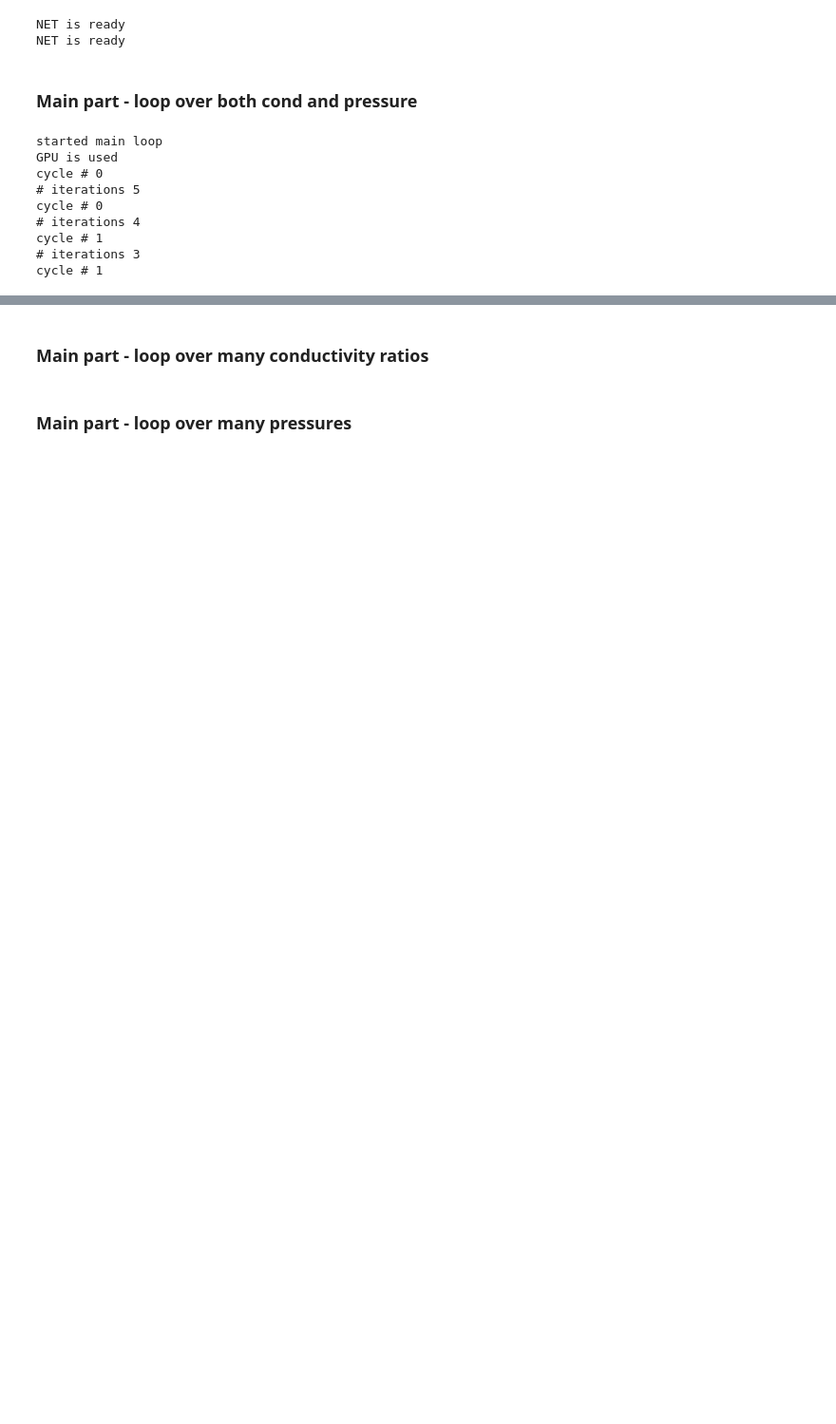
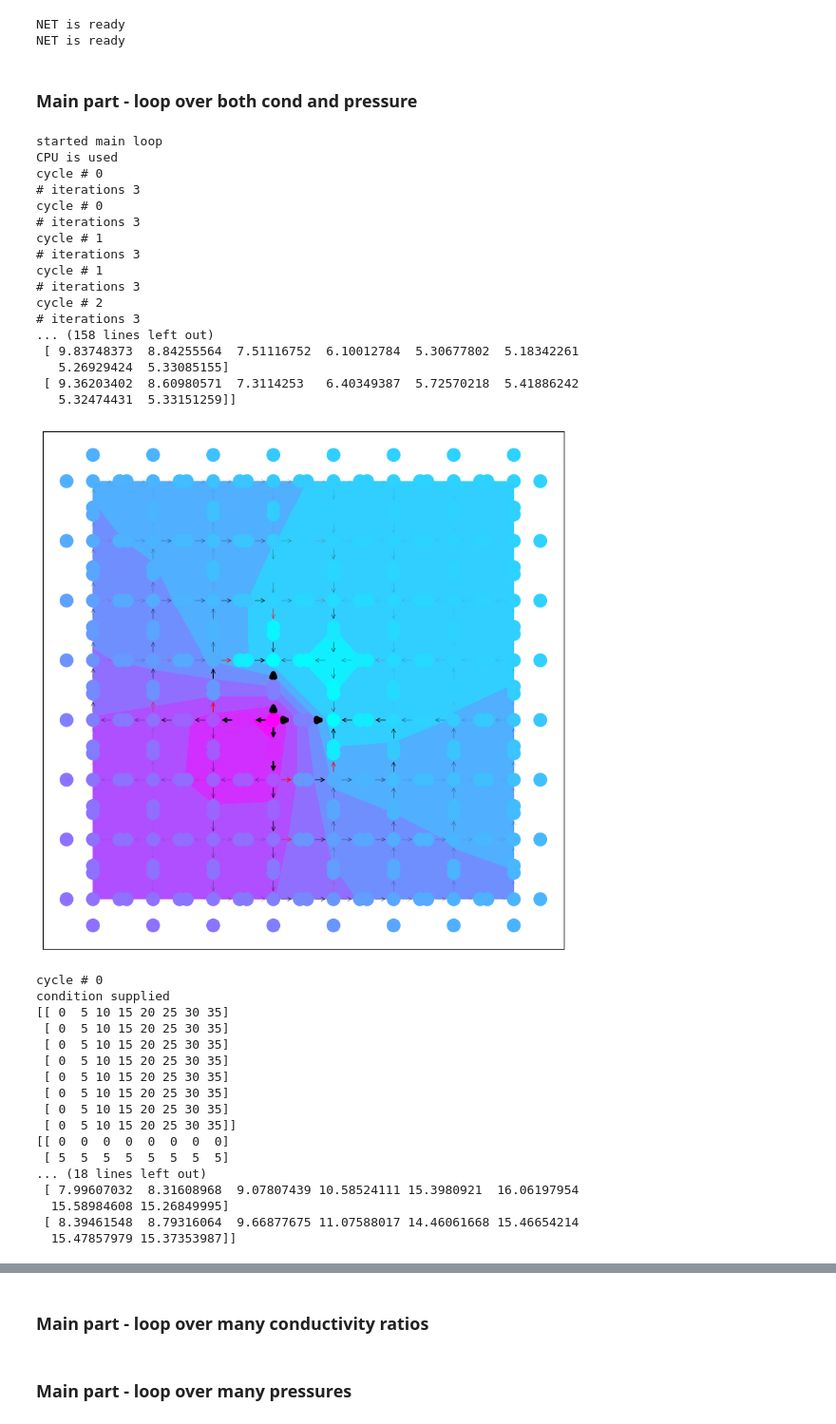
Before and after one commit to RoieEzraty/Network, a Jupyter notebook: Flow Network Simulation-MakeChannels.ipynb, the cells around one changed output, grey strips where cells are left out. Shown: that part at 95% size. Cells and saved outputs as stored; diff of their text form; code cells hidden in the pictures; blank space fills up the shorter version.

```diff
--- a/Flow Network Simulation-MakeChannels.ipynb
+++ b/Flow Network Simulation-MakeChannels.ipynb
@@ -55,7 +55,7 @@ comp_path = "C:\\Users\\roiee\\OneDrive - huji.ac.il\\PhD\\Network Simulation re
 # %%
 # User variables
 
-NGrid = 40  # lattice dimension is Ngrid X Ngrid
+NGrid = 8  # lattice dimension is Ngrid X Ngrid
 # NGrid = 3  # lattice dimansion is Ngrid X Ngrid
 
 # task_type = 'Allostery_one_pair'  # 1 pair of input and outputs
@@ -71,7 +71,7 @@ task_type = 'Allostery'  # 2 pairs of input and outputs
 row = 3
 
 # Assign input and output nodes a.f.o lattice size and row choice
-input_output_pairs, fixed_node_pairs = Constraints.build_input_output_and_fixed(task_type, row, NGrid)
+input_output_pairs, fixed_nodes = Constraints.build_input_output_and_fixed(task_type, row, NGrid)
 
 ## These are defaults
 # Periodic = False  # flag for lattice periodicity
@@ -111,7 +111,7 @@ input_p = np.array([30])
 
 iterations = 16  # # iterations allowed under flow cycles / updating conductivities
 
-use_gpu = True
+use_gpu = False
 solver = Classes.Solver(use_gpu)
 # if use_gpu == True:
 #     import Solve_CUDA as Solve
@@ -143,7 +147,7 @@ pressure is:
 ## Variables class - mostly user choices
 
 Variabs = Classes.User_variables(NGrid, input_p, flow_scheme, task_type, K_scheme, K_type, iterations, input_output_pairs,
-                                 Periodic='False', net_typ='Cells', u_thresh=1, fixed_node_pairs=fixed_node_pairs,
+                                 Periodic='False', net_typ='Cells', u_thresh=1, fixed_nodes=fixed_nodes,
                                  K_max=K_max, K_min=K_min, beta=beta)
 # %%
 ## Big Class containing all classes in Network Simulation
@@ -232,7 +237,7 @@ for i, K_min_i in enumerate(K_min):
         State.flow_iterate(BigClass, sim_type='allostery test', plot='yes', savefig='no')  # flow from both inputs
                                                                                            # to both outputs
 
-        p_mat = Statistics.p_mat(State.p, BigClass.Variabs.NGrid)
+        p_mat = Statistics.p_mat(BigClass, State.p)
 #         R_typ = (1/1 + 1/1) * (NGrid-(2*row)) + 2
 #         u_typ = input_p[0]/R_typ
         w_ij = Statistics.curl_direction(State.u, BigClass.Variabs.NGrid)  # calculate curl/vorticity
@@ -247,33 +252,59 @@ for i, K_min_i in enumerate(K_min):
 
         # w_vec[i, j] = w_ij/u_typ
         w_vec[i, j] = w_ij
         print('w_ij_norm %f' % w_vec[i, j])
 
         # FileFuncs.save_csv_files_Net(BigClass, p, K_min_i, comp_path)
 
 #         datenow = datetime.today().strftime('%Y_%m_%d_%H_%M_%S')
 #         df_p = pd.DataFrame(np.array(State.p))
 #         df_p.to_csv(comp_path + str(datenow) + "_grid=" + str(NGrid) + "_p=" + str(p) + "_K_ratio="
 #                     + str(K_min_i) + "_p_field.csv")
 #         df_u = pd.DataFrame(np.array(State.u_all[:,-1]))
 #         df_u.to_csv(comp_path + str(datenow) + "_grid=" + str(NGrid) + "_p=" + str(p) + "_K_ratio="
 #                     + str(K_min_i) + "_u_field.csv")
 #         df_K = pd.DataFrame(np.array(State.K))
 #         df_K.to_csv(comp_path + str(datenow) + "_grid=" + str(NGrid) + "_p=" + str(p) + "_K_ratio="
 #                     + str(K_min_i) + "_K.csv")
 
         end = time.time()  # time end of calculation for profiling
         dt = end-start  # total time it took to run calculation
         print('total time for simulation %f' %dt)
 
 convergence_time_vec[np.isnan(convergence_time_vec)] = Variabs.iterations
 # %% [output]
 started main loop
-GPU is used
+CPU is used
 cycle # 0
-# iterations 5
+# iterations 3
 cycle # 0
-# iterations 4
+# iterations 3
 cycle # 1
 # iterations 3
 cycle # 1
+# iterations 3
+cycle # 2
+# iterations 3
+... (158 lines left out)
+ [ 9.83748373  8.84255564  7.51116752  6.10012784  5.30677802  5.18342261
+   5.26929424  5.33085155]
+ [ 9.36203402  8.60980571  7.3114253   6.40349387  5.72570218  5.41886242
+   5.32474431  5.33151259]]
+[figure, added]
+cycle # 0
+condition supplied
+[[ 0  5 10 15 20 25 30 35]
+ [ 0  5 10 15 20 25 30 35]
+ [ 0  5 10 15 20 25 30 35]
+ [ 0  5 10 15 20 25 30 35]
+ [ 0  5 10 15 20 25 30 35]
+ [ 0  5 10 15 20 25 30 35]
+ [ 0  5 10 15 20 25 30 35]
+ [ 0  5 10 15 20 25 30 35]]
+[[ 0  0  0  0  0  0  0  0]
+ [ 5  5  5  5  5  5  5  5]
+... (18 lines left out)
+ [ 7.99607032  8.31608968  9.07807439 10.58524111 15.3980921  16.06197954
+  15.58984608 15.26849995]
+ [ 8.39461548  8.79316064  9.66877675 11.07588017 14.46061668 15.46654214
+  15.47857979 15.37353987]]
```
Also changed, not shown: parts of 7 cells of this notebook, 6 other files.
